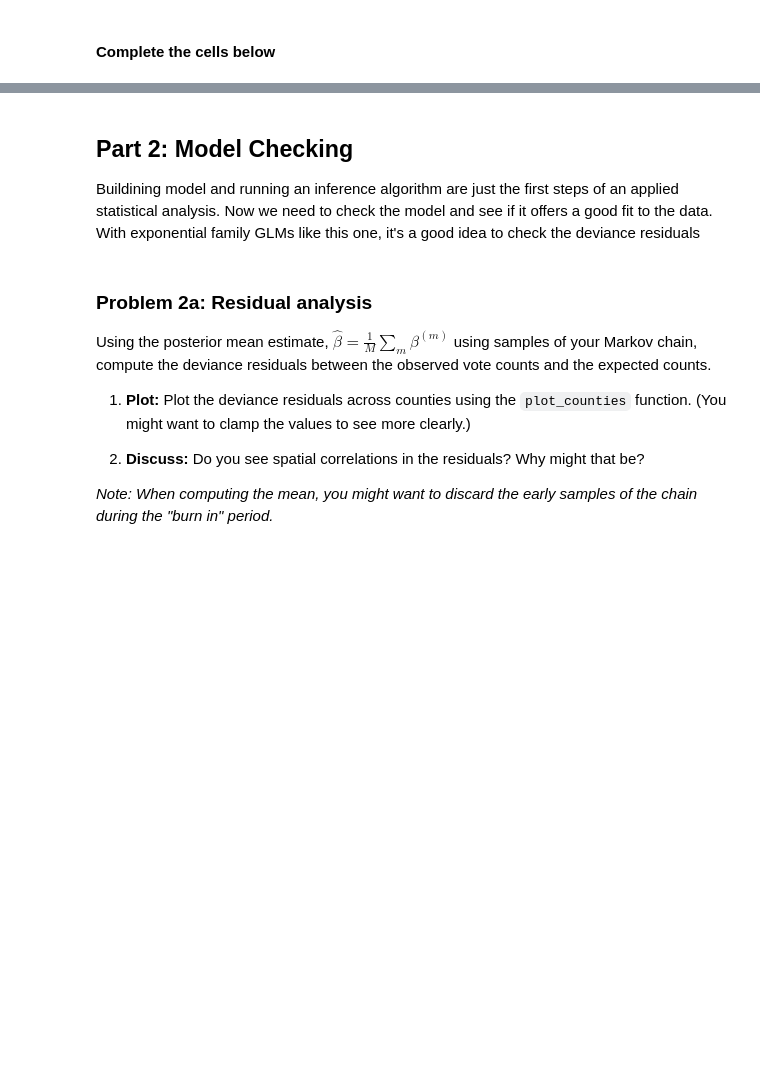
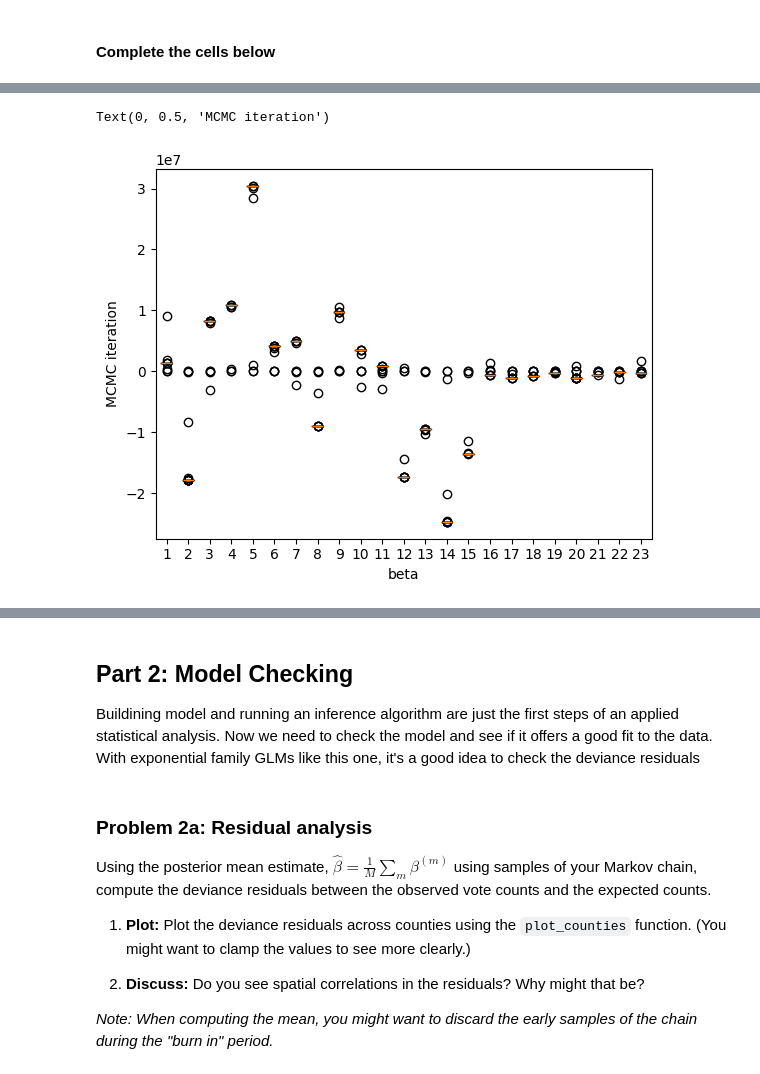
Before and after one commit to fatday/My-Grad-Math-Works, a Jupyter notebook: assignments/hw2/hw2.ipynb, the cells around one changed output, grey strips where cells are left out. Drawn from its saved outputs; the diff is of its cells as text; code cells hidden in the pictures; blank space fills up the shorter version.

```diff
--- a/assignments/hw2/hw2.ipynb
+++ b/assignments/hw2/hw2.ipynb
@@ -616,3 +664,8 @@ glm_samples = glm.gibbs(y, N, X,
 # %%
 # Plot the distribution of samples as a boxplot
-# TODO
+plt.boxplot(betas)
+plt.xlabel("beta")
+plt.ylabel("MCMC iteration")
+# %% [output]
+Text(0, 0.5, 'MCMC iteration')
+[figure, added]
```
Also changed, not shown: parts of 19 cells of this notebook.
